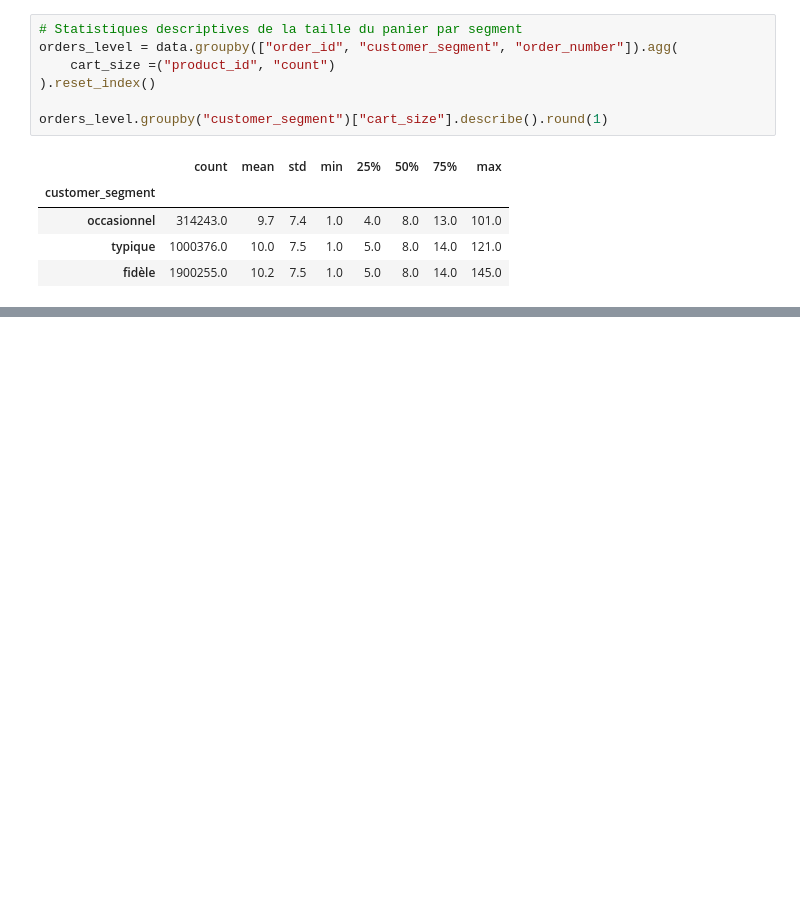
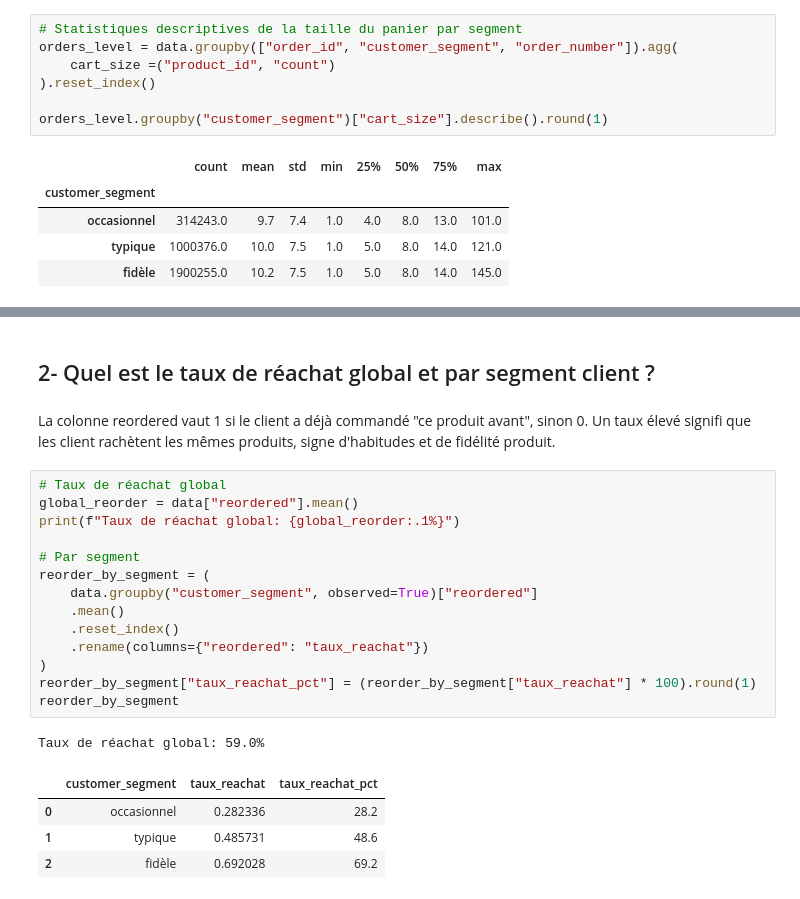
Before and after one commit to aurore204/Grocery-EDA-Reorder-Prediction, a Jupyter notebook: notebooks/03_behavior_evolution.ipynb, the cells around one changed output, grey strips where cells are left out. Saved outputs shown, nothing was run; the diff lists cells and outputs as text; blank space fills up the shorter version.

```diff
--- a/notebooks/03_behavior_evolution.ipynb
+++ b/notebooks/03_behavior_evolution.ipynb
@@ -120,2 +139,26 @@ Un client fidèle ne remplit pas plus son panier, mais il revient simplement plu
 
 Ce graphique en barres rend visible ce que le boxplot masque : les trois barres sont quasi identiques, ce qui renforce visuellement le constat que la fidélité n'augmente pas la taille du panier.
+# %% [markdown]
+## 2- Quel est le taux de réachat global et par segment client ?
+# %% [markdown]
+La colonne reordered vaut 1 si le client a déjà commandé "ce produit avant", sinon 0. Un taux élevé signifi que les client rachètent les mêmes produits, signe d'habitudes et de fidélité produit.
+# %%
+# Taux de réachat global
+global_reorder = data["reordered"].mean()
+print(f"Taux de réachat global: {global_reorder:.1%}")
+
+# Par segment
+reorder_by_segment = (
+    data.groupby("customer_segment", observed=True)["reordered"]
+    .mean()
+    .reset_index()
+    .rename(columns={"reordered": "taux_reachat"})
+)
+reorder_by_segment["taux_reachat_pct"] = (reorder_by_segment["taux_reachat"] * 100).round(1)
+reorder_by_segment
+# %% [output]
+Taux de réachat global: 59.0%
+|  | customer_segment | taux_reachat | taux_reachat_pct |
+| 0 | occasionnel | 0.282336 | 28.2 |
+| 1 | typique | 0.485731 | 48.6 |
+| 2 | fidèle | 0.692028 | 69.2 |
```
Also changed, not shown: parts of 5 cells of this notebook.
